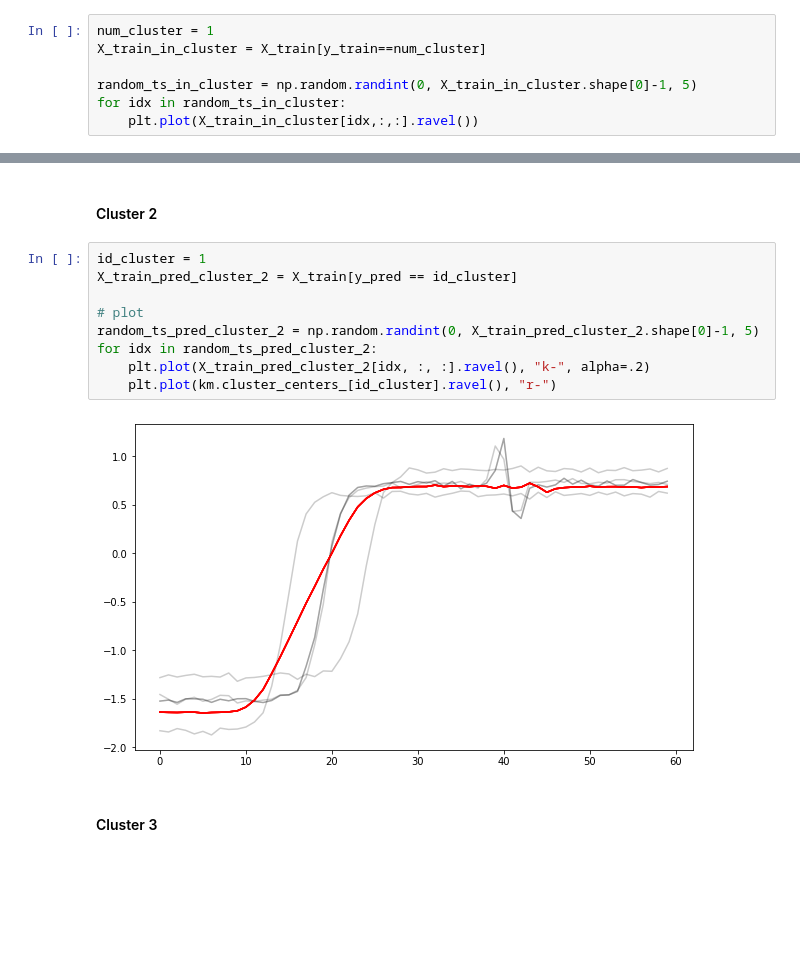
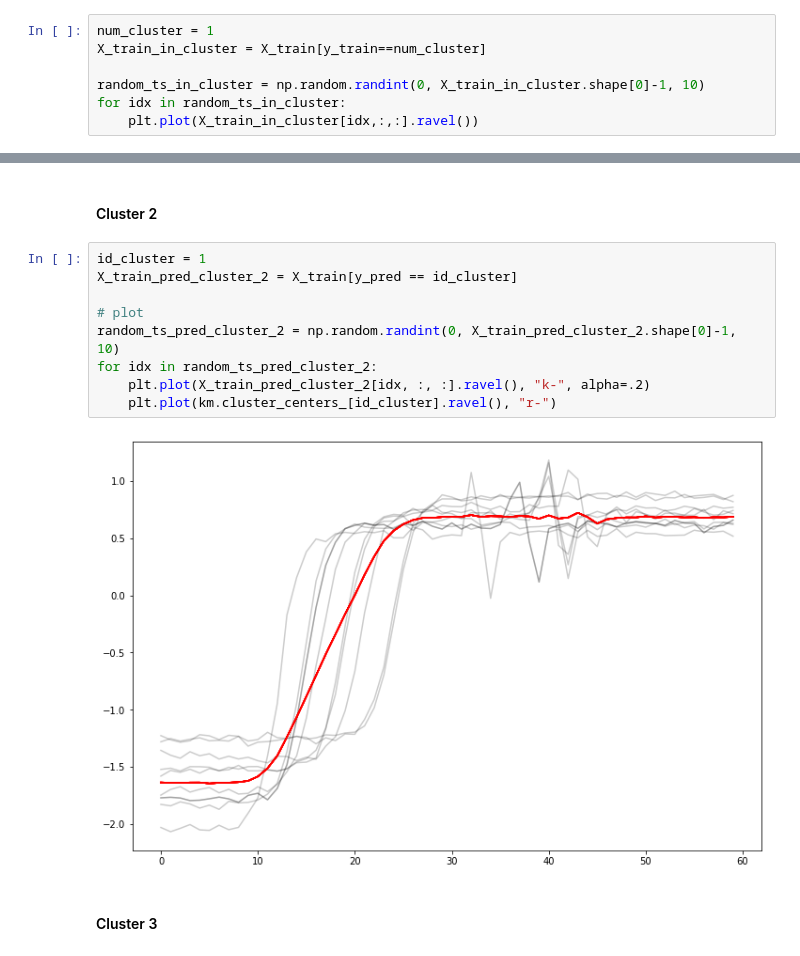
Before and after one commit to nico06266/clustering_hands_on, a Jupyter notebook: notebooks/Time_Series_Clustering.ipynb, the cells around one changed output, grey strips where cells are left out. Saved outputs shown, nothing was run; the diff lists cells and outputs as text; blank space fills up the shorter version.

```diff
--- a/notebooks/Time_Series_Clustering.ipynb
+++ b/notebooks/Time_Series_Clustering.ipynb
@@ -63,7 +64,7 @@ for idx in random_ts:
 num_cluster = 1
 X_train_in_cluster = X_train[y_train==num_cluster]
 
-random_ts_in_cluster = np.random.randint(0, X_train_in_cluster.shape[0]-1, 5)
+random_ts_in_cluster = np.random.randint(0, X_train_in_cluster.shape[0]-1, 10)
 for idx in random_ts_in_cluster:
     plt.plot(X_train_in_cluster[idx,:,:].ravel())
 # %% [output]
@@ -119,14 +120,14 @@ for idx in random_ts_pred_cluster_1:
 # %%
 id_cluster = 1
 X_train_pred_cluster_2 = X_train[y_pred == id_cluster]
 
 # plot
-random_ts_pred_cluster_2 = np.random.randint(0, X_train_pred_cluster_2.shape[0]-1, 5)
+random_ts_pred_cluster_2 = np.random.randint(0, X_train_pred_cluster_2.shape[0]-1, 10)
 for idx in random_ts_pred_cluster_2:
     plt.plot(X_train_pred_cluster_2[idx, :, :].ravel(), "k-", alpha=.2)
     plt.plot(km.cluster_centers_[id_cluster].ravel(), "r-")
 # %% [output]
-[figure, old version]
+[figure, new version]
 # %% [markdown]
 #### Cluster 3
 # %%
```
Also changed, not shown: parts of 19 cells of this notebook, 1 other file.
